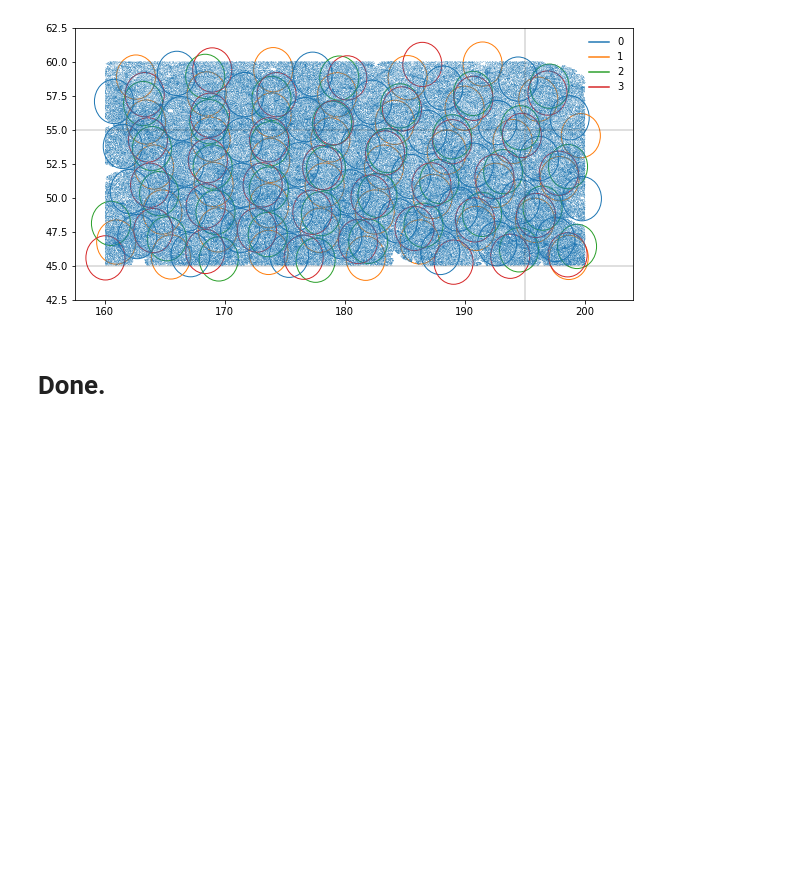
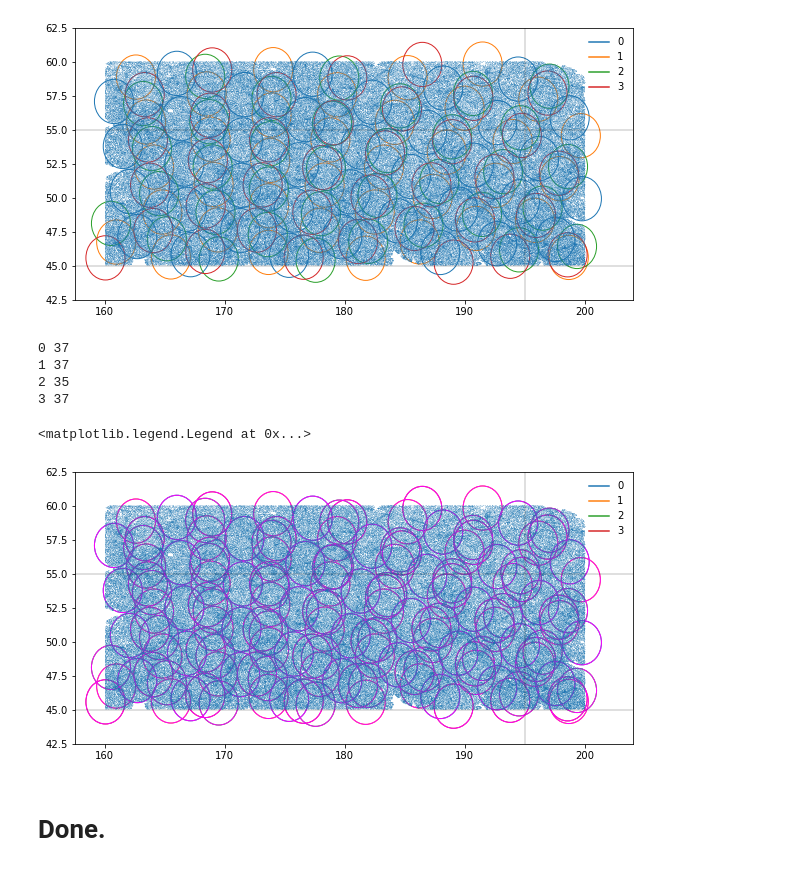
Before and after one commit to michaelJwilson/SV3, a Jupyter notebook: onepercent-bgs.ipynb, the cells around one changed output. Cells and saved outputs as stored; diff of their text form; code cells hidden in the pictures; blank space fills up the shorter version.

```diff
--- a/onepercent-bgs.ipynb
+++ b/onepercent-bgs.ipynb
@@ -415,5 +417,53 @@ ax.legend(frameon=False)
 3 37
 <matplotlib.legend.Legend at 0x...>
 [figure]
+# %%
+fig, ax = plt.subplots(1,1,figsize=(10,5))
+
+plt.sca(ax)
+
+avail = []
+
+for fba in fbas:
+    avail += fba['FAVAIL'].data['TARGETID'].tolist()
+
+avail = np.unique(avail)
+
+in_footprint = np.isin(mtl['TARGETID'], avail)
+
+pl.plot(mtl['RA'][in_footprint], mtl['DEC'][in_footprint], marker=',', lw=0.0, alpha=0.1, c=colors[0])
+
+for ppass, color in zip(range(4), colors):
+    in_pass=btiles['PASS'] == ppass
+    circles(btiles['RA'][in_pass], btiles['DEC'][in_pass], s=tile_rad, c=color, fc='none', label=ppass)
+
+    print(ppass, np.count_nonzero(in_pass))
+
+    ax.plot(0., 0., color=color, label=ppass)
+
+for fba in fbas:
+    ra = fba[0].header['TILERA']
+    dec = fba[0].header['TILEDEC']
+
+    circles(ra, dec, s=tile_rad, c='magenta', fc='none')
+
+# 256 sqdeg around 155<ra<195, 45<dec<55)
+pl.axvline(155., c='k', alpha=1., lw=0.25)
+pl.axvline(195., c='k', alpha=1., lw=0.25)
+
+pl.axhline(45., c='k', alpha=1., lw=0.25)
+pl.axhline(55., c='k', alpha=1., lw=0.25)
+
+ax.set_xlim(157.5, 204.)
+ax.set_ylim(42.5, 62.5)
+
+ax.legend(frameon=False)
+# %% [output]
+0 37
+1 37
+2 35
+3 37
+<matplotlib.legend.Legend at 0x...>
+[figure, added]
 # %% [markdown]
 # Done.
```
Also changed, not shown: parts of 1 cell of this notebook.
